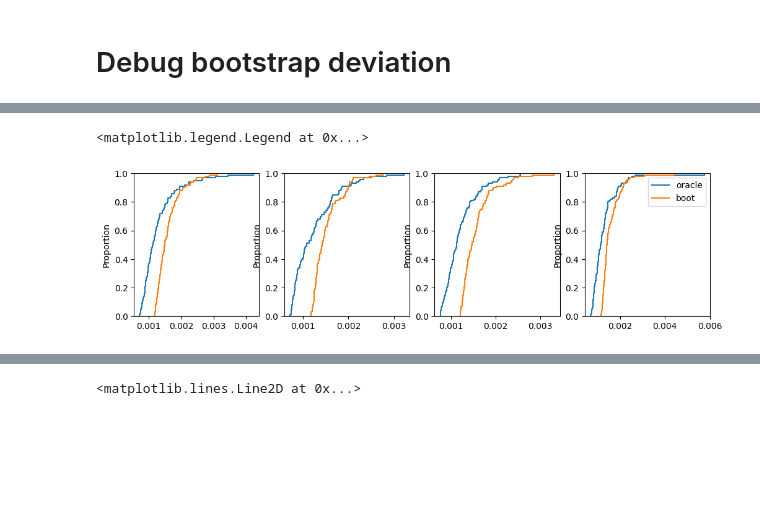
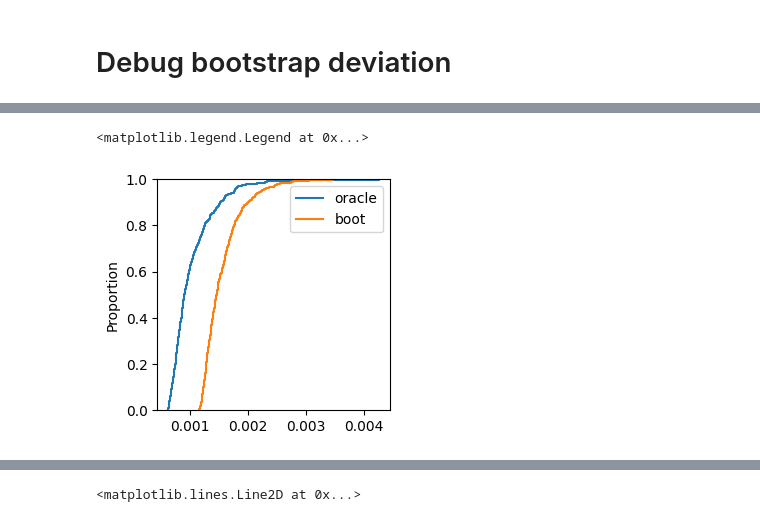
Before and after one commit to XingLLiu/robust-kernel-test, a Jupyter notebook: notebooks/reversed.ipynb, the cells around one changed output, grey strips where cells are left out. Saved outputs shown, nothing was run; the diff lists cells and outputs as text; code cells hidden in the pictures; blank space fills up the shorter version.

```diff
--- a/notebooks/reversed.ipynb
+++ b/notebooks/reversed.ipynb
@@ -585,16 +582,13 @@ plt.tight_layout()
 # %% [markdown]
 # Debug bootstrap deviation
 # %%
-n = 1000
-dim = 1
-
-def debug_bootstrap(shift_sq_ls, nrep):
+def debug_bootstrap(shift_sq_ls, nrep, n, ora_size=None, nstats_ora=100, nboot=100):
     Xs_ls = []
     Ys_ls = []
     stats_all_ls = []
 
     res = {"shift_sq": shift_sq_ls, "Xs": [], "Ys": [], "quantile": [], "boot_quantile": [], "boot_ora_quantile": [],
-           "true_stats": [], "boot_stats": [],}
+           "true_stats": [], "boot_stats": [], "boot_ora_stats": []}
 
     for shift_sq in shift_sq_ls:
         print("shift_sq", shift_sq)
@@ -614,14 +608,16 @@ def debug_bootstrap(shift_sq_ls, nrep):
 
         # 1. true quantiles
         quantiles = []
-        Y = np.random.multivariate_normal(mean1, np.eye(dim), (n*5,))
-        for _ in trange(1):
-            nrep_stats = 100
-            Xs = np.random.multivariate_normal(mean1, np.eye(dim), (nrep_stats, n))
+        ora_size = n * 5 if ora_size is None else ora_size
+        Y = np.random.multivariate_normal(mean1, np.eye(dim), (ora_size,))
+        iterator = trange(1)
+        for _ in iterator:
+            Xs = np.random.multivariate_normal(mean1, np.eye(dim), (nstats_ora, n))
             stat_ls = []
             kernel = kernels.RBF(sigma_sq=2.)
             mmd = metrics.MMD(kernel)
-            for i in trange(Xs.shape[0]):
+            for i in range(Xs.shape[0]):
+                iterator.set_description(f"[{i+1} / {Xs.shape[0]}]")
                 # X, Y = Xs[i], Ys[i]
                 X = Xs[i]
                 stat_ls.append(mmd(X, Y))
@@ -638,17 +634,17 @@ def debug_bootstrap(shift_sq_ls, nrep):
         mmd = metrics.MMD(kernel)
         for X, Y in tqdm(zip(Xs_ls[-1], Ys_ls[-1]), total=Xs_ls[-1].shape[0]):
             # val = mmd(X, Y) # MMD^2 v-stat
-            # boot_stats = mmd.test_threshold(X.shape[0], X, method="bootstrap_efron")
-            boot_stats = mmd.test_threshold(X.shape[0], X, method="bootstrap_efron")
+            boot_stats = mmd.test_threshold(X.shape[0], X, nboot=nboot, method="bootstrap_efron")
             boot_stats = np.array(boot_stats)
             boot_quantile = np.quantile(boot_stats, 0.95)
             boot_quantiles.append(boot_quantile)
             res["boot_stats"].append(boot_stats)
 
-            # boot_ora_stats = mmd.test_threshold(X.shape[0], X, Y=Xs[nrep:2*nrep], method="bootstrap_efron")
+            # boot_ora_stats = mmd.test_threshold(X.shape[0], X, Y=Y, method="bootstrap_ustat")
             # boot_ora_stats = np.array(boot_ora_stats)
             # boot_ora_quantile = np.quantile(boot_ora_stats, 0.95)
             # boot_ora_quantiles.append(boot_ora_quantile)
+            # res["boot_ora_stats"].append(boot_ora_stats)
 
         res["boot_quantile"].append(boot_quantiles)
         # res["boot_ora_quantile"].append(boot_ora_quantiles)
@@ -657,13 +653,15 @@ def debug_bootstrap(shift_sq_ls, nrep):
 # %%
 np.random.seed(2024)
 # %%
-nrep = 100
+n = 1000
+dim = 1
+nrep = 1
 # population_mmd_ls = [2e-1, 2.5e-1, 3e-1, 3.5e-1, 4e-1, 4.5e-1, 5e-1, 5.5e-1, 6e-1]
 # population_mmd_ls = [4.8e-1, 4.9e-1, 4.95e-1, 5e-1, 5.05e-1, 5.1e-1, 5.2e-1, 5.3e-1]
-population_mmd_ls = [3e-1, 4e-1, 5e-1, 6e-1]
+population_mmd_ls = [0.] # [3e-1, 4e-1, 5e-1, 6e-1]
 shift_sq_ls = [population_mmd_inverse(v, dim, 1.) for v in population_mmd_ls]
 
 keys = population_mmd_ls
 
-res = debug_bootstrap(shift_sq_ls, nrep=nrep)
+res = debug_bootstrap(shift_sq_ls, nrep=nrep, n=n, ora_size=20000, nboot=500, nstats_ora=500)
 # %% [output]
@@ -690,17 +690,13 @@ ax.legend()
 # %%
 # CDF of stats
-figs, axes = plt.subplots(ncols=len(res["quantile"]), nrows=1, figsize=(len(res["quantile"])*3, 3))
+fig, ax = plt.subplots(ncols=1, nrows=1, figsize=(3, 3))
 
 ora_quantile = [np.mean(r) for r in res["quantile"]]
 boot_quantile = [np.mean(r) for r in res["boot_quantile"]]
-for i, ax in enumerate(axes.flatten()):
-    sns.ecdfplot(ax=ax, data=np.array(res["true_stats"][i]), label="oracle")
-    sns.ecdfplot(ax=ax, data=np.array(res["boot_stats"][i]), label="boot")
-    # ax.hist(res["boot_stats"][i], bins=10, label="boot")
-    # ax.axvline(ora_quantile[i], color="C0", linestyle="--", label="oracle quantile")
-    # ax.axvline(boot_quantile[i], color="C1", linestyle="--", label="boot quantile")
+sns.ecdfplot(ax=ax, data=np.array(res["true_stats"][0]), label="oracle")
+sns.ecdfplot(ax=ax, data=np.array(res["boot_stats"][0]), label="boot")
 
 ax.legend()
 # %% [output]
 <matplotlib.legend.Legend at 0x...>
-[figure, old version]
+[figure, new version]
```
Also changed, not shown: parts of 6 cells of this notebook, 3 other files.
